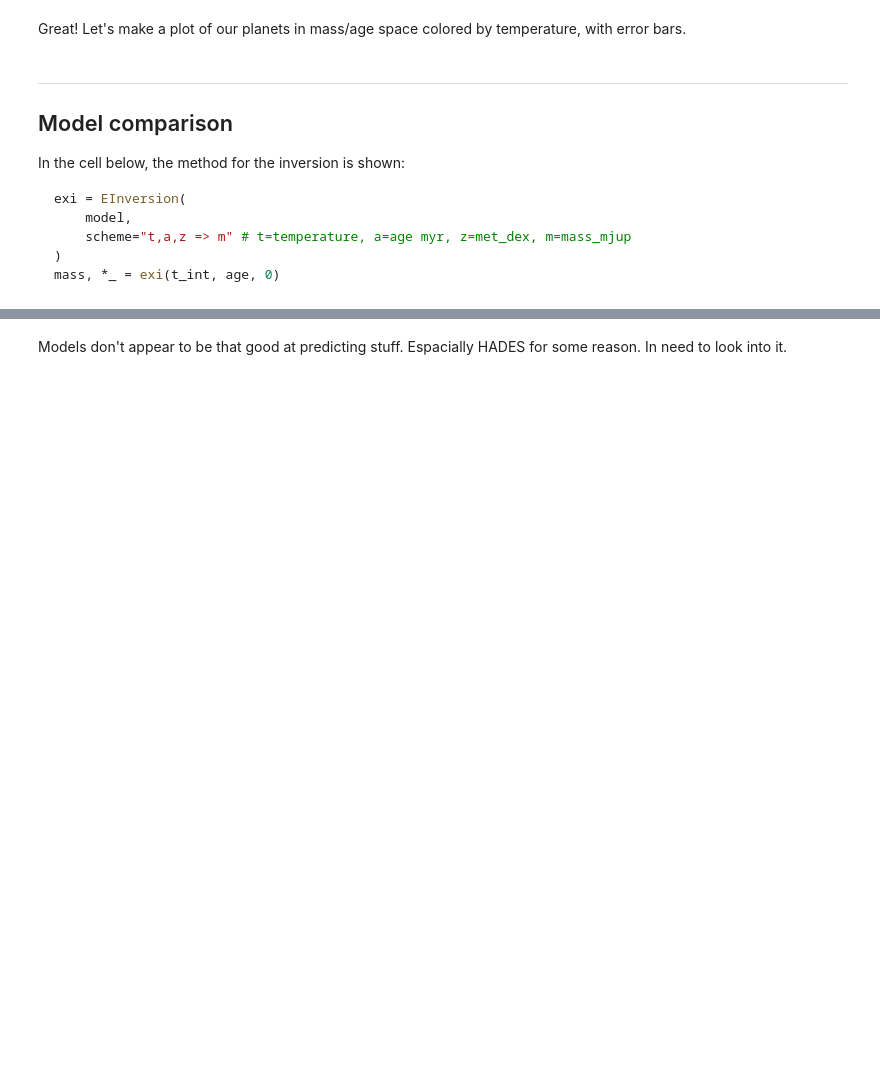
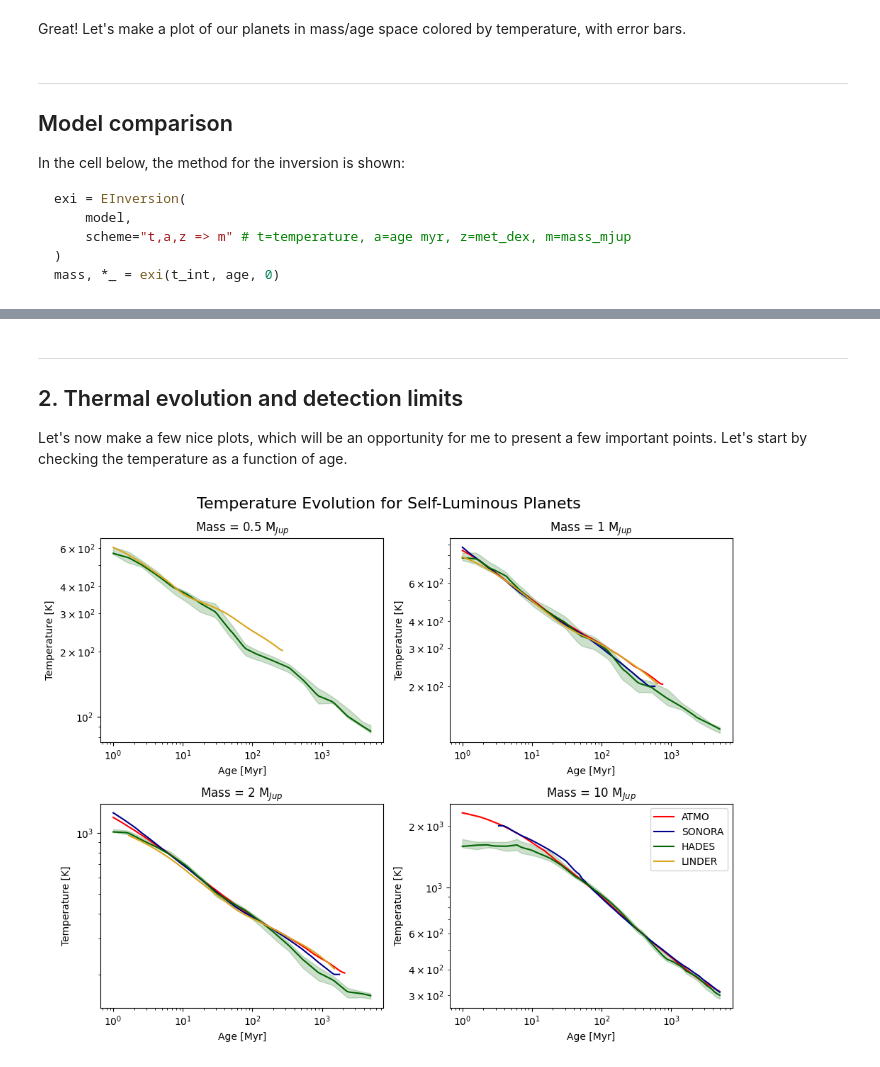
Before and after one commit to ProfesseurShadoko/oplanet, a Jupyter notebook: inversions.ipynb, the cells around one changed output, grey strips where cells are left out. Saved outputs shown, nothing was run; the diff lists cells and outputs as text; code cells hidden in the pictures; blank space fills up the shorter version.

```diff
--- a/inversions.ipynb
+++ b/inversions.ipynb
@@ -216,2 +216,35 @@ plt.show()
 # %% [markdown]
-Models don't appear to be that good at predicting stuff. Espacially HADES for some reason. In need to look into it.
+___
+## 2. Thermal evolution and detection limits
+
+Let's now make a few nice plots, which will be an opportunity for me to present a few important points. Let's start by checking the temperature as a function of age.
+# %%
+plt.figure(figsize=(10, 8))
+plt.suptitle("Temperature Evolution for Self-Luminous Planets", fontsize=16)
+colors = ["red", "darkblue", "darkgreen", "goldenrod"]
+masses = [0.5, 1, 2, 10] # MJup
+
+for i, mass in enumerate(masses):
+    plt.subplot(2, 2, i+1)
+    plt.title(f"Mass = {mass} M$_{{Jup}}$")
+    plt.xlabel("Age [Myr]")
+    plt.ylabel("Temperature [K]")
+    plt.xscale("log")
+    plt.yscale("log")
+
+    for model, color in zip(models, colors):
+        exi = EInversion(
+            model,
+            scheme="a,m,z -> t"
+        )
+        age_grid = np.exp(np.linspace(np.log(1), np.log(5000), 100))
+        t, sigma_upper, sigma_lower = exi(age_grid, mass, 0)
+
+        plt.plot(age_grid, t, color=color, label=model)
+        plt.fill_between(age_grid, sigma_lower + t, sigma_upper + t, color=color, alpha=0.2)
+
+plt.legend()
+plt.tight_layout()
+plt.show()
+# %% [output]
+[figure, added]
```
Also changed, not shown: parts of 9 cells of this notebook, 1 other file.
